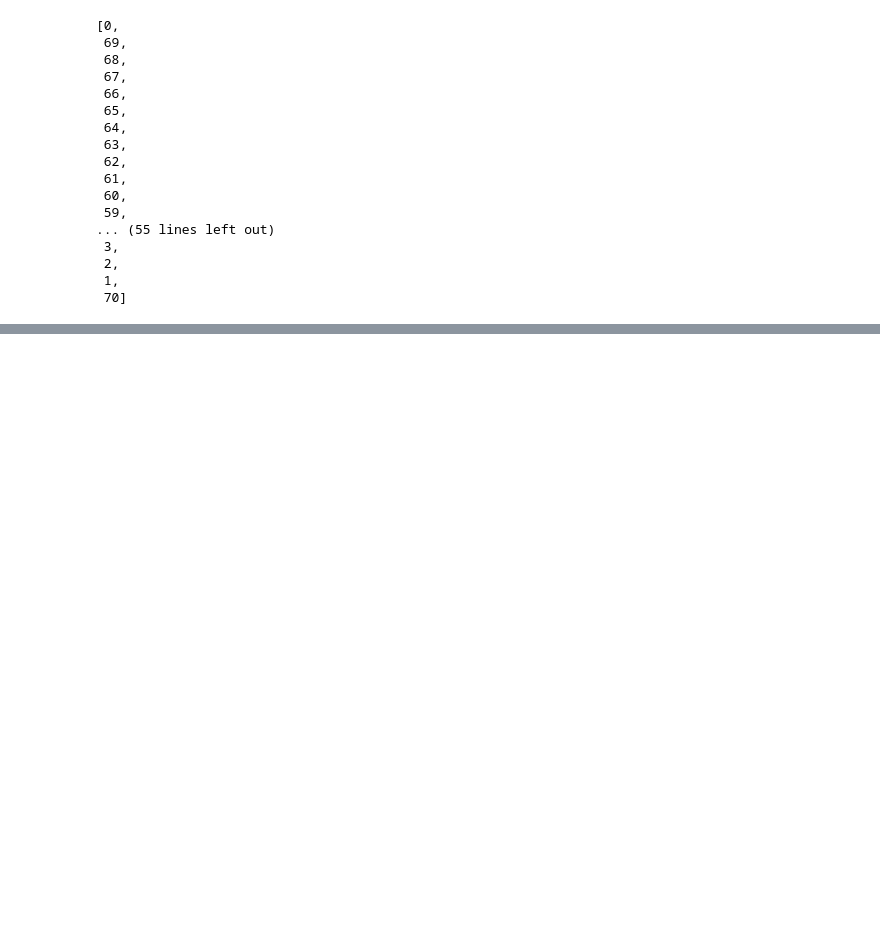
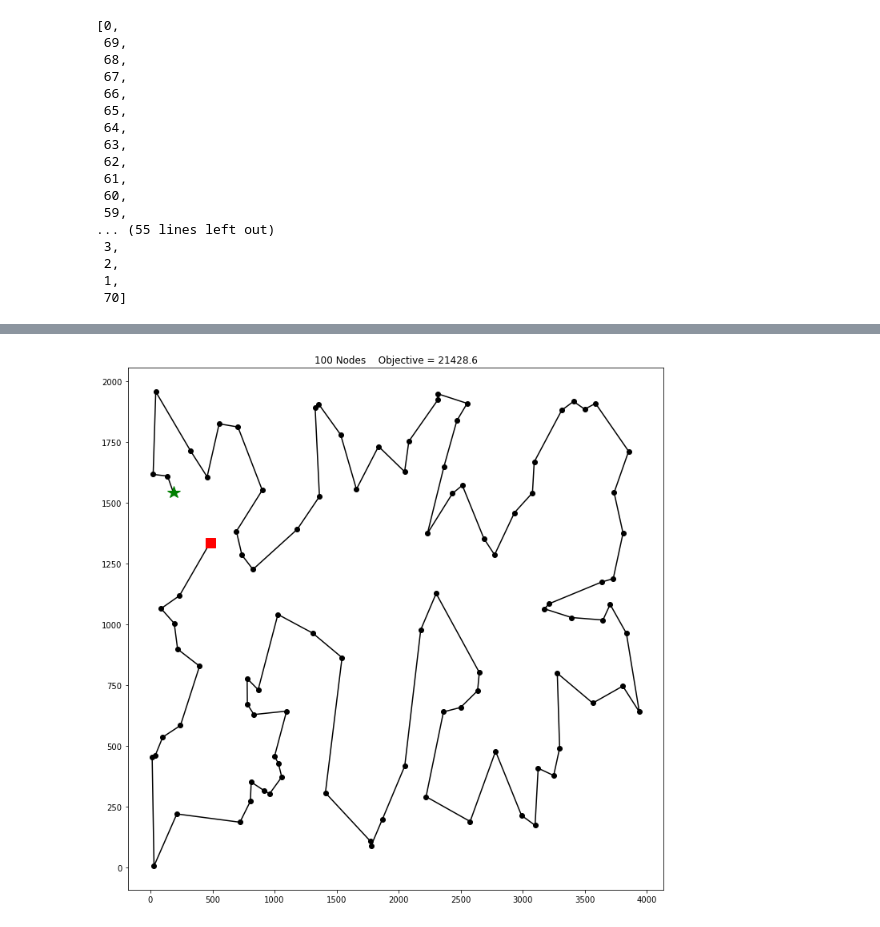
Before and after one commit to pooyad359/discrete-optim, a Jupyter notebook: 4 tsp/TSP.ipynb, the cells around one changed output, grey strips where cells are left out. Drawn from its saved outputs; the diff is of its cells as text; code cells hidden in the pictures; blank space fills up the shorter version.

Commit message:
added local search for TSP

```diff
--- a/4 tsp/TSP.ipynb
+++ b/4 tsp/TSP.ipynb
@@ -520,0 +681,2 @@ solution
+# %%
+sol2 = local_search(sol,points)
@@ -520,0 +698,4 @@ solution
+# %%
+view_tsp(sol2,points,(12,12))
+# %% [output]
+[figure, added]
```
Also changed, not shown: parts of 35 cells of this notebook, 2 other files.
